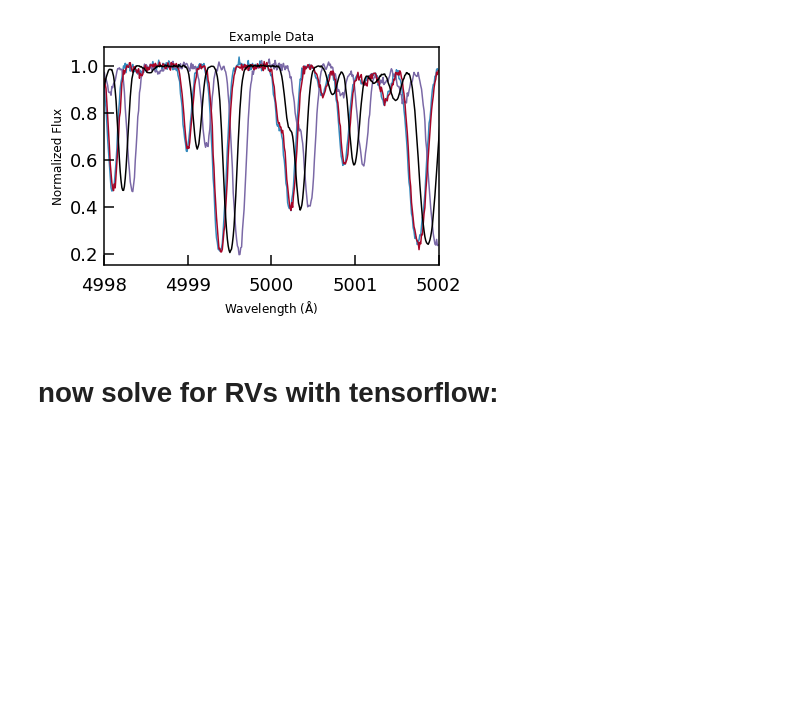
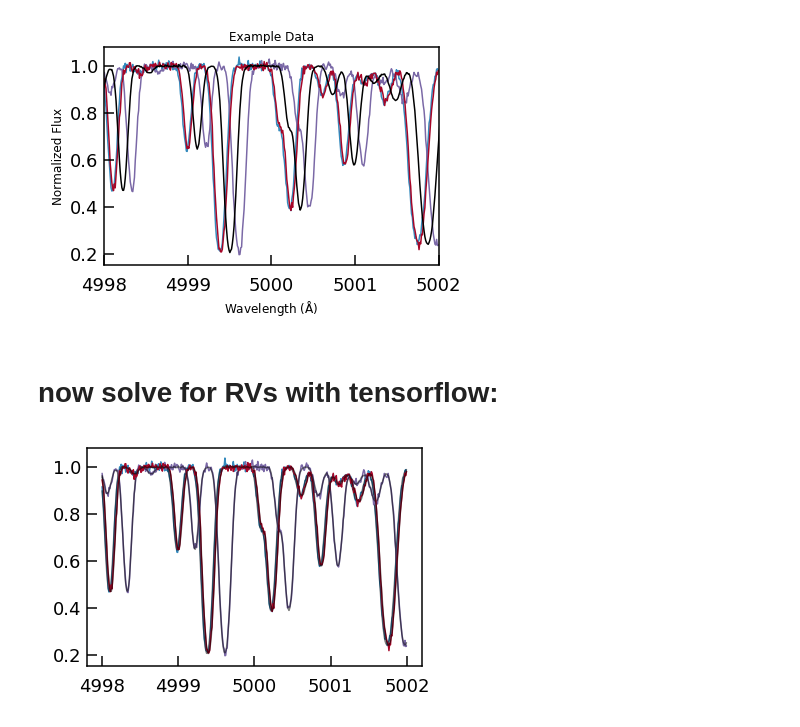
Before and after one commit to megbedell/wobble, a Jupyter notebook: notebooks/wobbleflow-simple.ipynb, the cells around one changed output. Drawn from its saved outputs; the diff is of its cells as text; code cells hidden in the pictures; blank space fills up the shorter version.

```diff
--- a/notebooks/wobbleflow-simple.ipynb
+++ b/notebooks/wobbleflow-simple.ipynb
@@ -93,9 +93,9 @@ def doppler(v):
     frac = (1. - v/c) / (1. + v/c)
     return tf.sqrt(frac)
 # %%
-model_xs_tensor = tf.constant(template_xs, dtype=T)
-model_ys_tensor = tf.Variable(template, dtype=T)
-data_tensor = tf.constant(data, dtype=T)
-xs_tensor = tf.constant(data_xs, dtype=T)
+model_xs_tensor = tf.constant(np.log(template_xs), dtype=T)
+model_ys_tensor = tf.Variable(np.log(template), dtype=T)
+data_tensor = tf.constant(np.log(data), dtype=T)
+xs_tensor = tf.constant(np.log(data_xs), dtype=T)
 ivars_tensor = tf.constant(ivars, dtype=T)
 # %%
@@ -109,3 +112,13 @@ for n in range(len(data)):
 
 grad_model = tf.gradients(nll, [model_ys_tensor])[0] + tf.zeros_like(model_ys_tensor)
 grad_rvs = tf.gradients(nll, [rvs_tensor])[0] + tf.zeros_like(rvs_tensor)
+# %%
+with tf.Session() as session:
+    session.run(tf.global_variables_initializer())
+    models_eval = session.run(models)
+# %%
+for n in range(0,N,30):
+    plt.plot(data_xs[n], data[n])
+    plt.plot(data_xs[n], np.exp(models_eval[n]), color='k', alpha=0.5)
+# %% [output]
+[figure, added]
```
Also changed, not shown: parts of 11 cells of this notebook, 1 other file.
